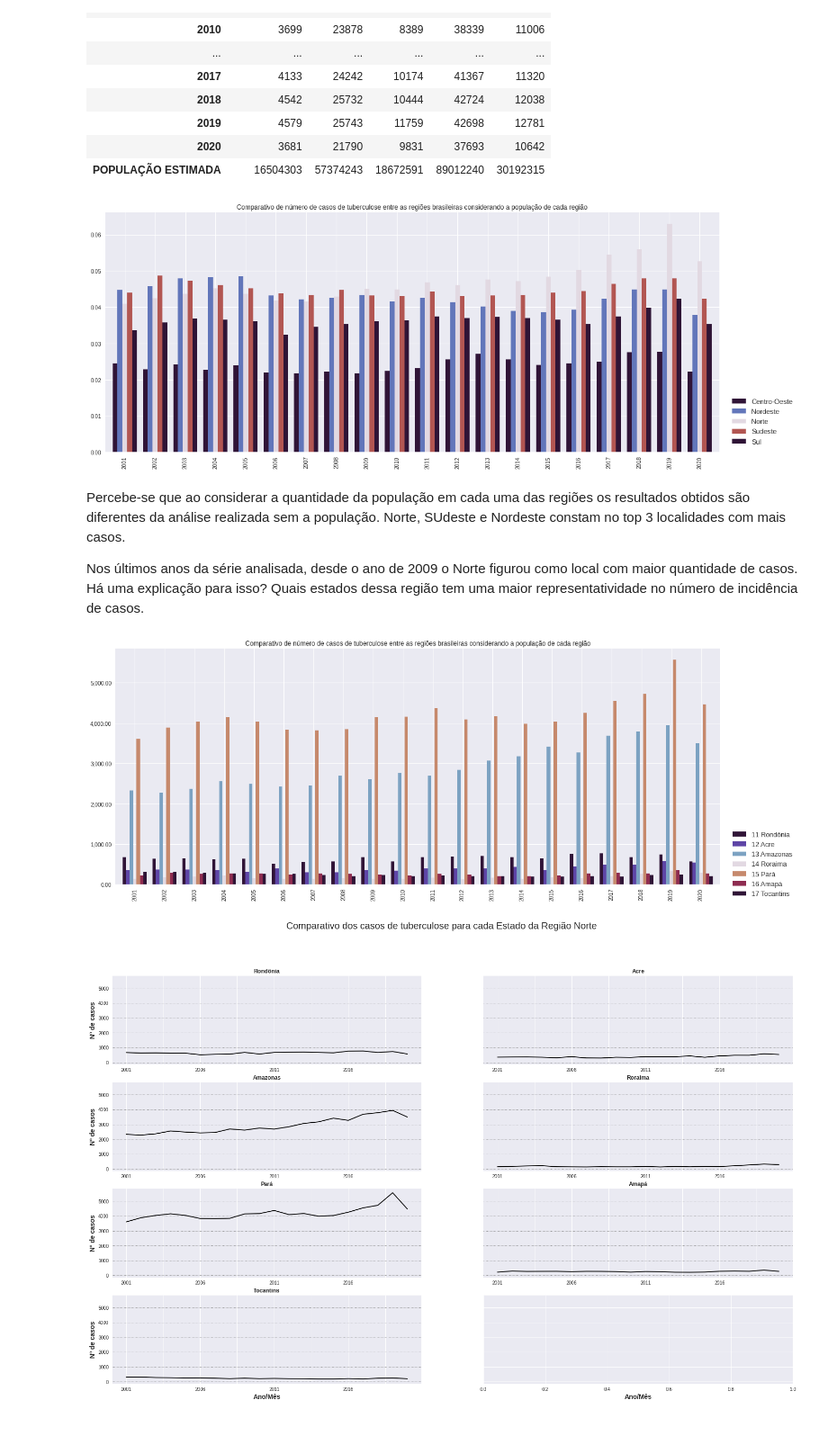
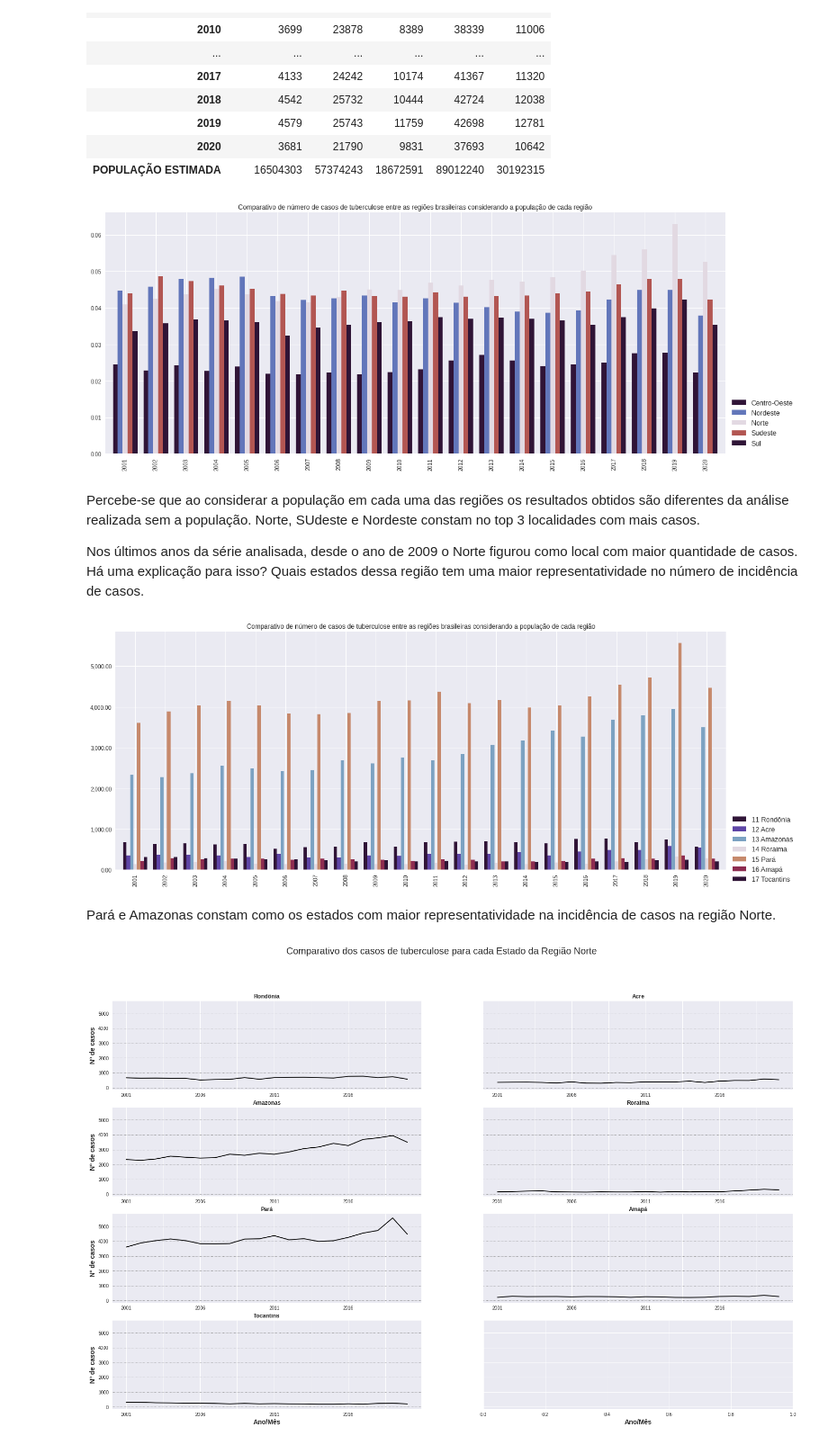
Before and after one commit to IgorQuaresma/-bootcamp_alura_projetos, a Jupyter notebook: bootcamp_alura_projeto1.ipynb, the cells around one changed output. Shown: that part at 90% size. Saved outputs shown, nothing was run; the diff lists cells and outputs as text; code cells hidden in the pictures.

```diff
--- a/bootcamp_alura_projeto1.ipynb
+++ b/bootcamp_alura_projeto1.ipynb
@@ -201,14 +207,14 @@ agrupado_regioes_normalizado = agrupado_regioes_normalizado.T.drop('POPULAÇÃO
 # %%
 ax = agrupado_regioes_normalizado.T.plot(kind='bar', figsize=(20,8), width=0.8, cmap=plt.get_cmap('twilight_shifted'))
 ax.yaxis.set_major_formatter(ticker.StrMethodFormatter("{x:,.2f}"))
-ax.legend(loc="upper center", fontsize="small", bbox_to_anchor=((0.82, -0.25,0.5, 0.5)), title_fontsize=30)
+ax.legend(loc="upper center", fontsize="small", bbox_to_anchor=((0.81, -0.25,0.5, 0.5)), title_fontsize=30)
 plt.rcParams.update({'font.size': 15})
 plt.title('Comparativo de número de casos de tuberculose entre as regiões brasileiras considerando a população de cada região')
 plt.show()
 # %% [output]
-[figure, old version]
+[figure, new version]
 # %% [markdown]
-Percebe-se que ao considerar a quantidade da população em cada uma das regiões os resultados obtidos são diferentes da análise realizada sem a população. Norte, SUdeste e Nordeste constam no top 3 localidades com mais casos.
+Percebe-se que ao considerar a população em cada uma das regiões os resultados obtidos são diferentes da análise realizada sem a população. Norte, SUdeste e Nordeste constam no top 3 localidades com mais casos.
 
 Nos últimos anos da série analisada, desde o ano de 2009 o Norte figurou como local com maior quantidade de casos. Há uma explicação para isso? Quais estados dessa região tem uma maior representatividade no número de incidência de casos.
 # %%
@@ -217,12 +223,14 @@ estados_norte = estados_norte.drop('Regiao', axis=1)
 
 ax = estados_norte.T.plot(kind='bar', figsize=(20,8), width=0.8, cmap=plt.get_cmap('twilight_shifted'))
 ax.yaxis.set_major_formatter(ticker.StrMethodFormatter("{x:,.2f}"))
-ax.legend(loc="upper center", fontsize="small", bbox_to_anchor=((0.82, -0.25,0.5, 0.5)), title_fontsize=30)
+ax.legend(loc="upper center", fontsize="small", bbox_to_anchor=((0.81, -0.25,0.5, 0.5)), title_fontsize=30)
 plt.rcParams.update({'font.size': 15})
 plt.title('Comparativo de número de casos de tuberculose entre as regiões brasileiras considerando a população de cada região')
 plt.show()
 # %% [output]
-[figure, old version]
+[figure, new version]
+# %% [markdown]
+Pará e Amazonas constam como os estados com maior representatividade na incidência de casos na região Norte.
 # %%
 #criando figura
 fig, axes = plt.subplots(4,2, sharex=False, sharey=True, figsize=(26 ,16))
```
Also changed, not shown: parts of 12 cells of this notebook.
